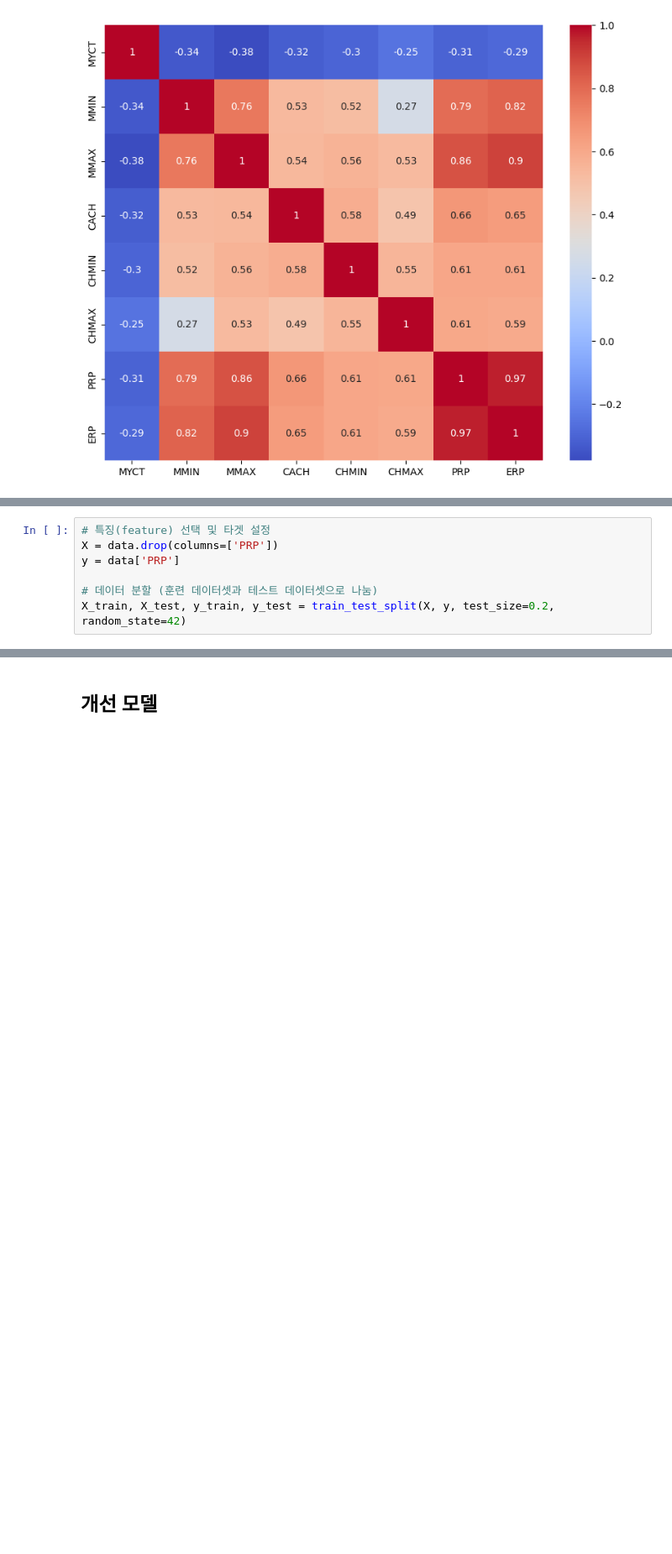
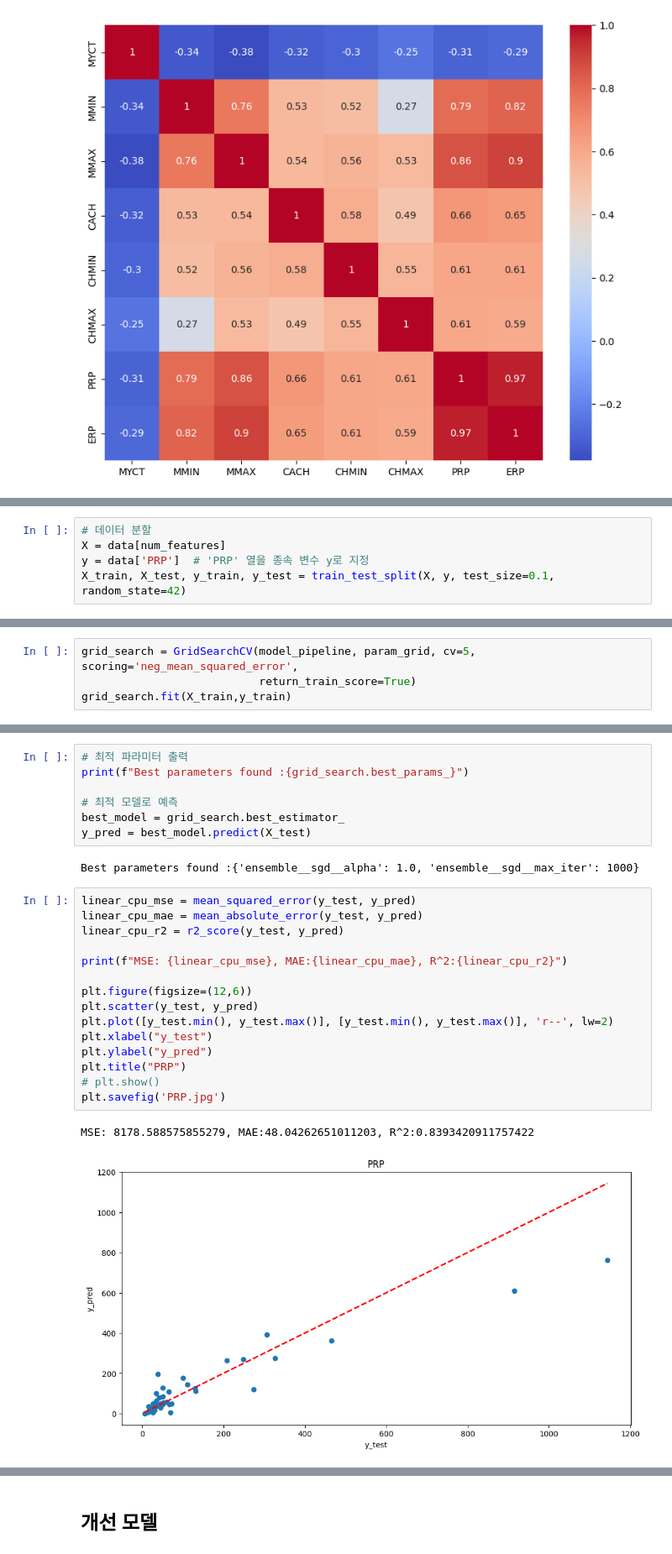
Before and after one commit to KXEN1/python_basic, a Jupyter notebook: linear_cpu_data.ipynb, the cells around one changed output, grey strips where cells are left out. Shown: that part at 84% size. Drawn from its saved outputs; the diff is of its cells as text; blank space fills up the shorter version.

```diff
--- a/linear_cpu_data.ipynb
+++ b/linear_cpu_data.ipynb
@@ -80,7 +96,5 @@ dtype: int64
 # %%
-# 특징(feature) 선택 및 타겟 설정
-X = data.drop(columns=['PRP'])
-y = data['PRP']
-
-# 데이터 분할 (훈련 데이터셋과 테스트 데이터셋으로 나눔)
-X_train, X_test, y_train, y_test = train_test_split(X, y, test_size=0.2, random_state=42)
+# 데이터 분할
+X = data[num_features]
+y = data['PRP']  # 'PRP' 열을 종속 변수 y로 지정
+X_train, X_test, y_train, y_test = train_test_split(X, y, test_size=0.1, random_state=42)
@@ -138,0 +135,4 @@ plt.show()
+# %%
+grid_search = GridSearchCV(model_pipeline, param_grid, cv=5, scoring='neg_mean_squared_error',
+                           return_train_score=True)
+grid_search.fit(X_train,y_train)
@@ -138,0 +159,27 @@ plt.show()
+# %%
+# 최적 파라미터 출력
+print(f"Best parameters found :{grid_search.best_params_}")
+
+# 최적 모델로 예측
+best_model = grid_search.best_estimator_
+y_pred = best_model.predict(X_test)
+# %% [output]
+Best parameters found :{'ensemble__sgd__alpha': 1.0, 'ensemble__sgd__max_iter': 1000}
+# %%
+linear_cpu_mse = mean_squared_error(y_test, y_pred)
+linear_cpu_mae = mean_absolute_error(y_test, y_pred)
+linear_cpu_r2 = r2_score(y_test, y_pred)
+
+print(f"MSE: {linear_cpu_mse}, MAE:{linear_cpu_mae}, R^2:{linear_cpu_r2}")
+
+plt.figure(figsize=(12,6))
+plt.scatter(y_test, y_pred)
+plt.plot([y_test.min(), y_test.max()], [y_test.min(), y_test.max()], 'r--', lw=2)
+plt.xlabel("y_test")
+plt.ylabel("y_pred")
+plt.title("PRP")
+# plt.show()
+plt.savefig('PRP.jpg')
+# %% [output]
+MSE: 8178.588575855279, MAE:48.04262651011203, R^2:0.8393420911757422
+[figure, added]
```
Also changed, not shown: parts of 17 cells of this notebook, 2 other files.
